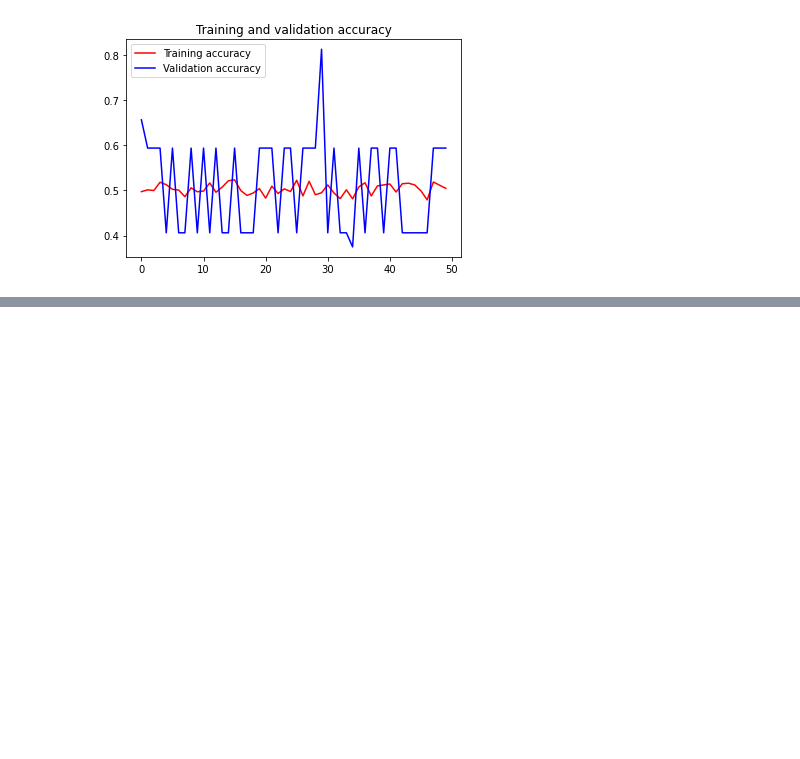
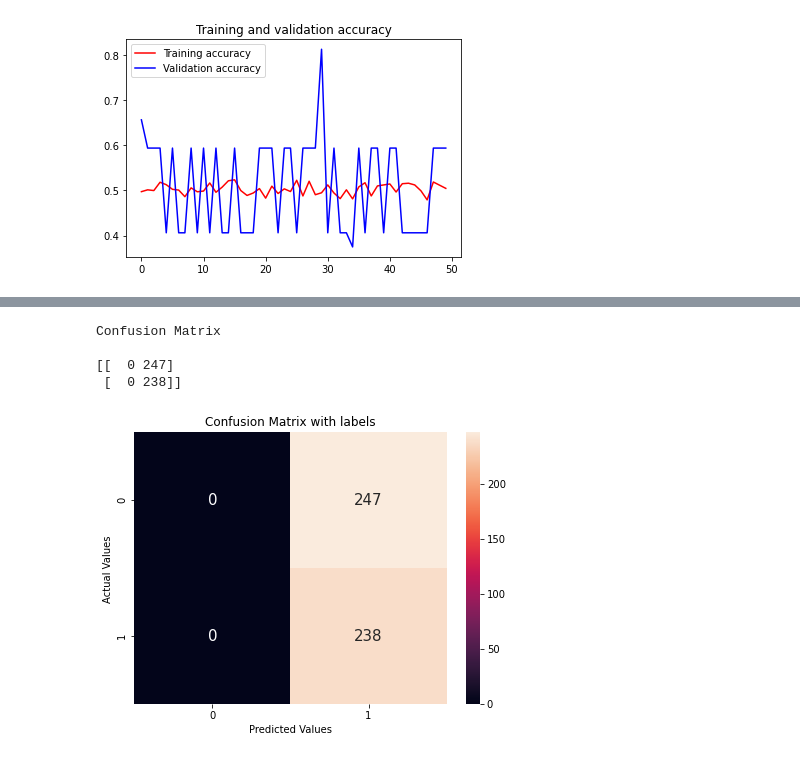
Before and after one commit to aczambrano3/U3_Lab1, a Jupyter notebook: CNN_SqueezeNet/CNN-based TL_SqueezeNet.ipynb, the cells around one changed output, grey strips where cells are left out. Drawn from its saved outputs; the diff is of its cells as text; code cells hidden in the pictures; blank space fills up the shorter version.

```diff
--- a/CNN_SqueezeNet/CNN-based TL_SqueezeNet.ipynb
+++ b/CNN_SqueezeNet/CNN-based TL_SqueezeNet.ipynb
@@ -463,0 +479,21 @@ plt.show()
+# %%
+confusion = confusion_matrix(Y_true,Y_pred_classes)
+print('Confusion Matrix\n')
+print(confusion)
+# %% [output]
+Confusion Matrix
+
+[[  0 247]
+ [  0 238]]
+# %%
+import seaborn as sns
+plt.figure(figsize=(7, 5))
+plt.xlabel("Preciccion")
+plt.ylabel("Actual")
+gf = sns.heatmap(confusion, annot=True,  annot_kws={'size': 15}, fmt = "d")
+gf.set_title('Confusion Matrix with labels')
+gf.set_xlabel('Predicted Values')
+gf.set_ylabel('Actual Values ')
+plt.show()
+# %% [output]
+[figure, added]
```
Also changed, not shown: parts of 3 cells of this notebook, 1 other file.
